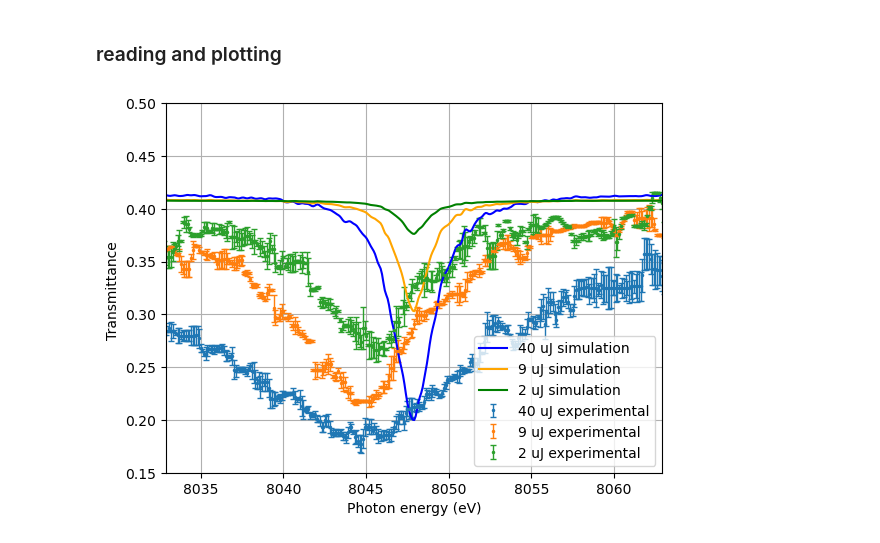
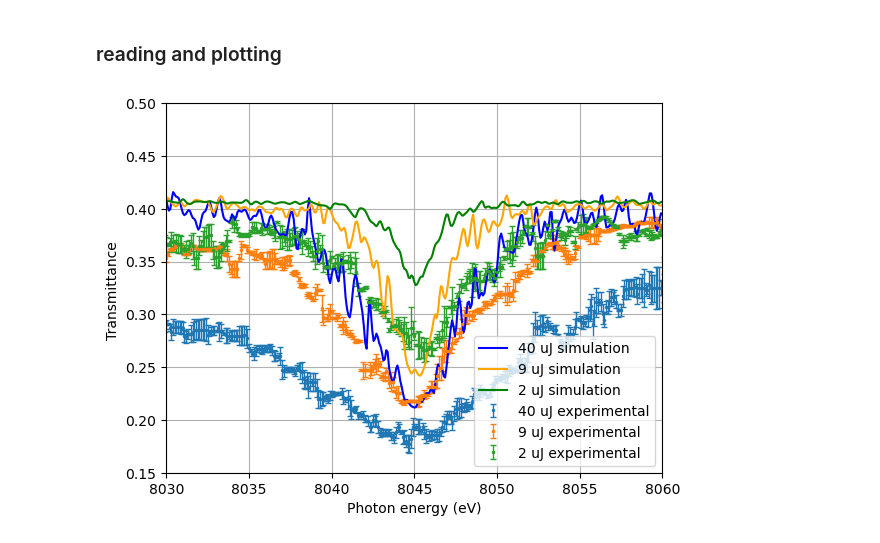
Before and after one commit to P4GAN/Cu-RSA-XFEL-Simulation, a Jupyter notebook: notebooks/plot-simulation-vs-experiment.ipynb, the cells around one changed output. Saved outputs shown, nothing was run; the diff lists cells and outputs as text; code cells hidden in the pictures.

```diff
--- a/notebooks/plot-simulation-vs-experiment.ipynb
+++ b/notebooks/plot-simulation-vs-experiment.ipynb
@@ -140,3 +56,13 @@ tgrid, xgrid, ygrid, zgrid, sigma1_Ka1_2p3, sigma1_Ka1_other, seed_duration_FWHM
+# %%
+data_path = "../data/intensity_sweep_2_level"
+
+sorted_accumulated_arrays, aux_data, num_files = tools.data_from_folder(
+    data_path, group_keys='E_seed_uJ',
+    aux_keys=['tgrid', 'xgrid', 'ygrid', 'zgrid', 'sigma1_Ka1_2p3',
+              'sigma1_Ka1_other', 'seed_duration_FWHM_t', 'seed_width_FWHM_x', 'seed_width_FWHM_y'],
+)
+
+tgrid, xgrid, ygrid, zgrid, sigma1_Ka1_2p3, sigma1_Ka1_other, seed_duration_FWHM_t, seed_width_FWHM_x, seed_width_FWHM_y = aux_data
 # %%
 experimental_df = pd.read_csv("../data/transmittance_2_9_40uJ.csv")
 plt.errorbar(experimental_df["Photon_energy_eV"], experimental_df["40uJ_transmittance"],
@@ -150,36 +76,35 @@ plt.errorbar(experimental_df["Photon_energy_eV"], experimental_df["2uJ_transmitt
              fmt='.', capsize=2, ms=3, elinewidth=1)
 
 E_seed_values = list(sorted_accumulated_arrays.keys())
 
 colors = {
     40: "blue",
     9: "orange",
     2: "green"
 }
 
-hwKalpha1N = 8047.91
+hwKalpha1N = 8045
 
 for E_seed_value, arrays in sorted_accumulated_arrays.items():
     womega_ar = arrays['womega_ar']
     I_int_thy_w_last = arrays['I_int_thy_w_last']
     I_int_thy_w_0 = arrays['I_int_thy_w_0']
 
     Tint_w = I_int_thy_w_last / I_int_thy_w_0
 
     energy_eV = hwKalpha1N + womega_ar
 
     plt.plot(energy_eV, Tint_w, color=colors[E_seed_value], label = str(E_seed_value) + ' uJ simulation')
 
 plt.ylabel('Transmittance ')
 plt.xlabel('Photon energy (eV)')
 plt.ylim(Tshow_min, Tshow_max)
 plt.xlim(hwKalpha1N - 15, hwKalpha1N + 15)
 plt.legend()
 plt.grid(True)
-plt.savefig(figs_path + '/' + str_pars_calc + '.pdf')
 plt.show()
 # %% [output]
-[figure, old version]
+[figure, new version]
 # %%
 intensity_df = pd.read_csv("../data/intensity.csv")
 
```
Also changed, not shown: parts of 5 cells of this notebook, 9 other files.
